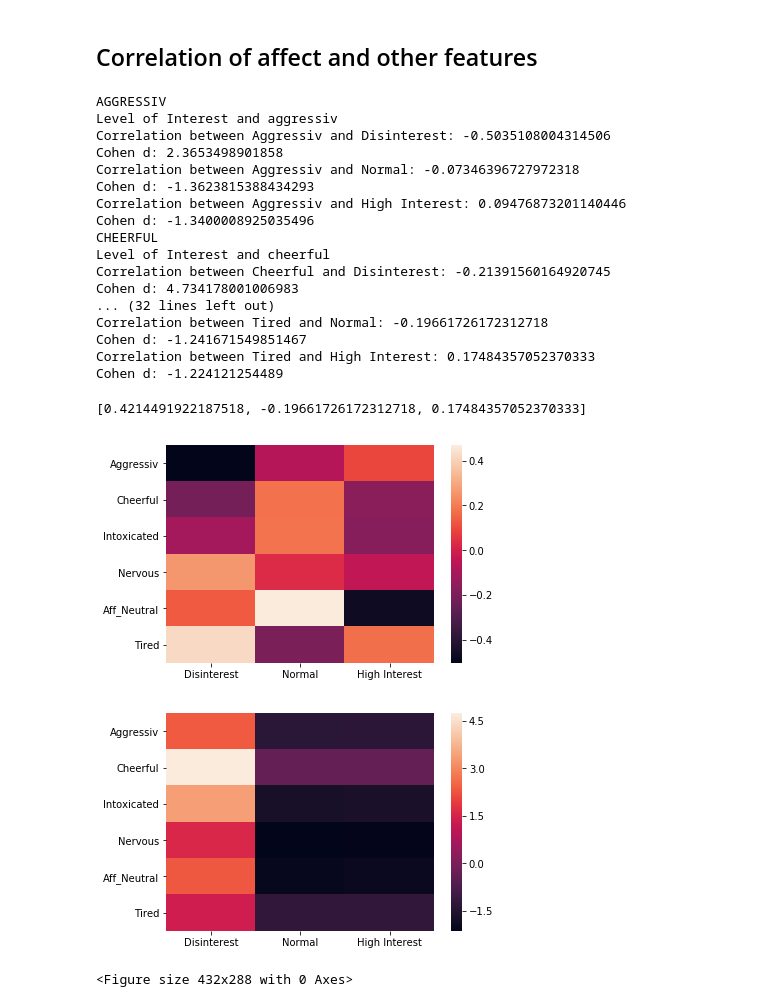
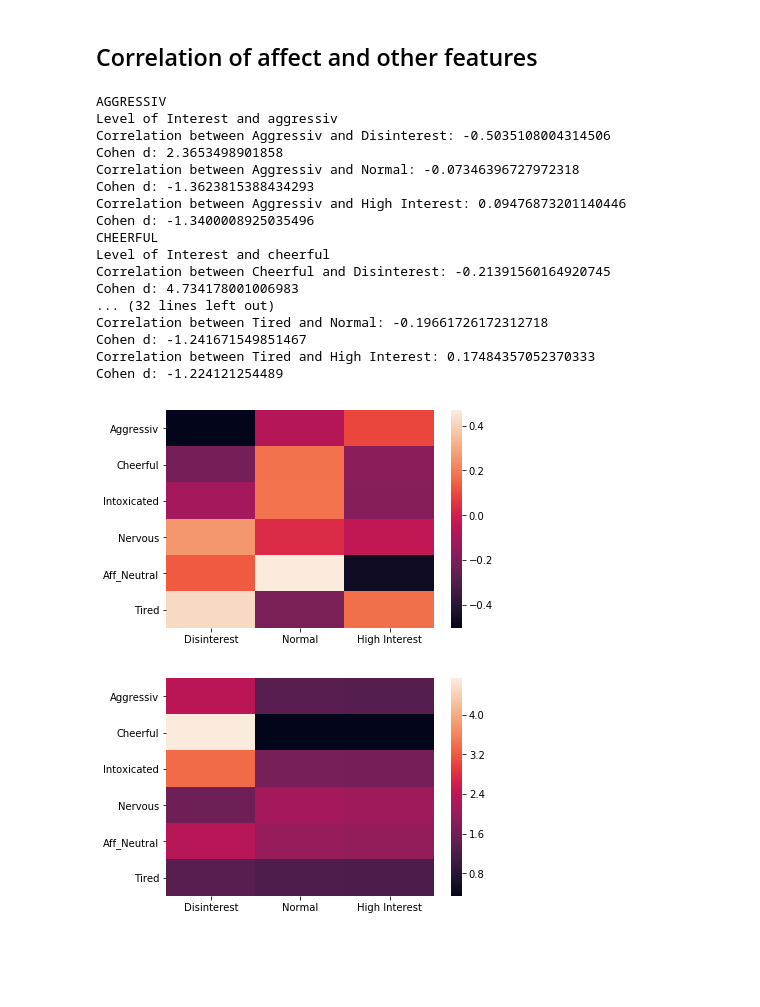
Before and after one commit to EJKraft/MasterThesis, a Jupyter notebook: Analysis/1_General_Analysis_CHI_2019/3_OpenSMILE_Correlation.ipynb, the cells around one changed output. Cells and saved outputs as stored; diff of their text form; code cells hidden in the pictures; blank space fills up the shorter version.

```diff
--- a/Analysis/1_General_Analysis_CHI_2019/3_OpenSMILE_Correlation.ipynb
+++ b/Analysis/1_General_Analysis_CHI_2019/3_OpenSMILE_Correlation.ipynb
@@ -301,8 +291,6 @@ cor_aneu_loi = hp.correlations(df_affect['Aff_Neutral'], df_loi, loi_label)
 print('TIRED')
 print('Level of Interest and tired')
 cor_tir_loi = hp.correlations(df_affect['Tired'], df_loi, loi_label)
-
-cor_tir_loi[0]
 # %% [output]
 AGGRESSIV
 Level of Interest and aggressiv
@@ -321,21 +309,19 @@ Correlation between Tired and Normal: -0.19661726172312718
 Cohen d: -1.241671549851467
 Correlation between Tired and High Interest: 0.17484357052370333
 Cohen d: -1.224121254489
-[0.4214491922187518, -0.19661726172312718, 0.17484357052370333]
 # %%
 d_aff_cor = np.array([cor_agg_loi[0], cor_che_loi[0], cor_tox_loi[0], cor_ner_loi[0], cor_aneu_loi[0], cor_tir_loi[0]])
-d_aff_coh = np.array([cor_agg_loi[1], cor_che_loi[1], cor_tox_loi[1], cor_ner_loi[1], cor_aneu_loi[1], cor_tir_loi[1]])
+d_aff_coh = np.absolute(np.array([cor_agg_loi[1], cor_che_loi[1], cor_tox_loi[1], cor_ner_loi[1], cor_aneu_loi[1], cor_tir_loi[1]]))
 
 df_aff_cor = pd.DataFrame(data = d_aff_cor, index = affect_label, columns = loi_label)
 sns.heatmap(df_aff_cor)
+plt.savefig("img/1_cor_aff.svg")
 plt.show()
-plt.savefig("img/1_cor_aff.svg")
 
 df_aff_coh = pd.DataFrame(data = d_aff_coh, index = affect_label, columns = loi_label)
 sns.heatmap(df_aff_coh)
+plt.savefig("img/1_coh_aff.svg")
 plt.show()
-plt.savefig("img/1_coh_aff.svg")
 # %% [output]
 [figure]
-[figure, old version]
+[figure, new version]
-<Figure size 432x288 with 0 Axes>
```
Also changed, not shown: parts of 3 cells of this notebook, 51 other files.
